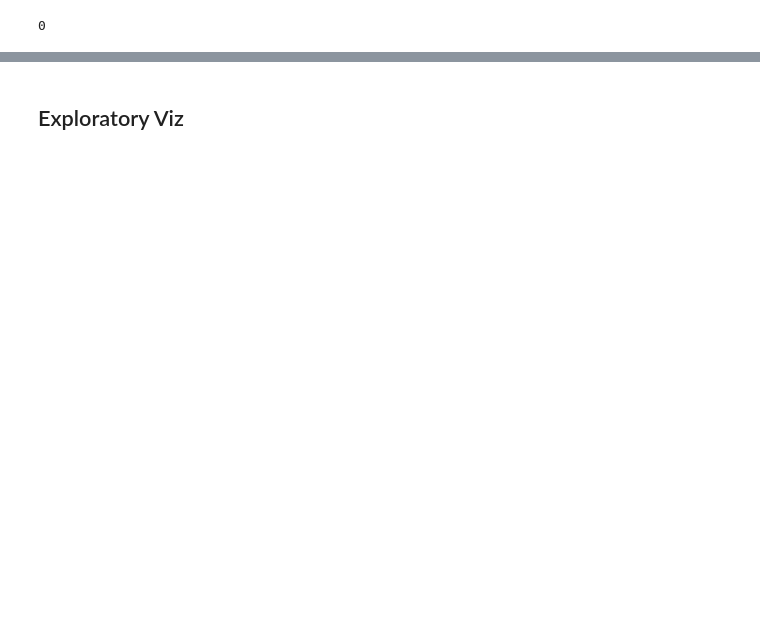
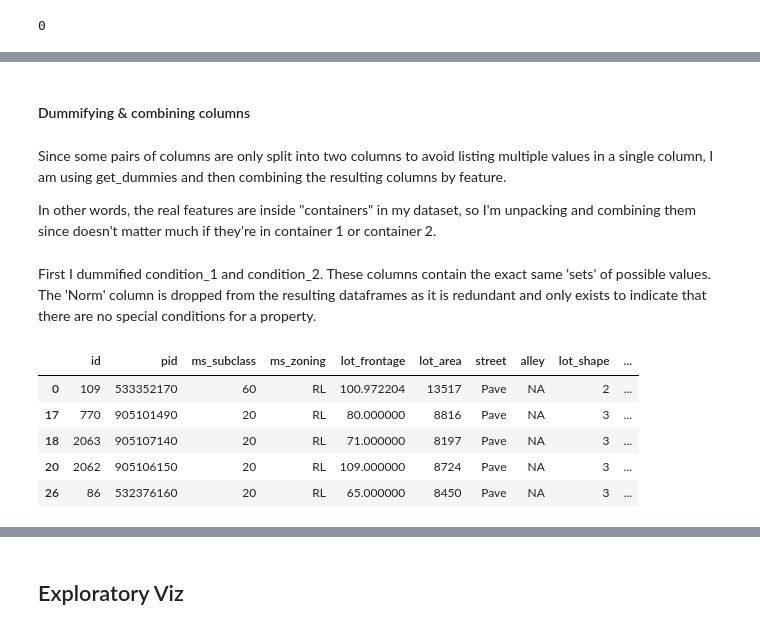
Before and after one commit to rowangayleschaefer/modeling_housing_prices, a Jupyter notebook: code/rowan_project2_cleaning.ipynb, the cells around one changed output, grey strips where cells are left out. Drawn from its saved outputs; the diff is of its cells as text; code cells hidden in the pictures; blank space fills up the shorter version.

```diff
--- a/code/rowan_project2_cleaning.ipynb
+++ b/code/rowan_project2_cleaning.ipynb
@@ -183,3 +231,6 @@ test[test['ms_zoning']=='I'] #  No Industrial
+# %%
+train['total_bath']=(train['half_bath']*0.5)+(train['full_bath'])
+test['total_bath']=(test['half_bath']*0.5)+(test['full_bath'])
 # %% [markdown]
 ## Data Preprocessing
 # %% [markdown]
@@ -295,0 +301,3 @@ test['garage_area'].isna().sum()
+# %%
+train['total_porch_sf']=train['open_porch_sf']+train['enclosed_porch']+train['3ssn_porch']+train['screen_porch']+train['wood_deck_sf']
+test['total_porch_sf']=test['open_porch_sf']+test['enclosed_porch']+test['3ssn_porch']+test['screen_porch']+test['wood_deck_sf']
@@ -296,8 +306,9 @@ test['garage_area'].isna().sum()
 # %%
-train['total_sf']=train['total_bsmt_sf']+train['1st_flr_sf']+train['2nd_flr_sf']+train['wood_deck_sf']+train['open_porch_sf']
-test['total_sf']=test['total_bsmt_sf']+test['1st_flr_sf']+test['2nd_flr_sf']+test['wood_deck_sf']+test['open_porch_sf']
-#train['total_sf'].dropna(inplace=True) #Not working
+train['total_sf']=train['total_bsmt_sf']+train['1st_flr_sf']+train['2nd_flr_sf']+train['total_porch_sf']
+test['total_sf']=test['total_bsmt_sf']+test['1st_flr_sf']+test['2nd_flr_sf']+test['total_porch_sf']
 
-train['total_sf']=train['total_sf'].fillna('hi')
-train = train[train['total_sf']!='hi']
-train['total_sf'].isna().sum()
+train.dropna(inplace=True, subset=['total_sf']) #Not working
+
+# train['total_sf']=train['total_sf'].fillna('hi')
+# train = train[train['total_sf']!='hi']
+# train['total_sf'].isna().sum()
@@ -305,0 +321,10 @@ train['total_sf'].isna().sum()
+# %%
+train['has_pool']=np.where(train['pool_area']>0, 1, 0)
+train['has_garage']=np.where(train['garage_area']>0, 1, 0)
+train['has_basement']=np.where(train['total_bsmt_sf']>0, 1, 0)
+train['has_porch']=np.where(train['total_porch_sf']>0, 1, 0)
+
+test['has_pool']=np.where(test['pool_area']>0, 1, 0)
+test['has_garage']=np.where(test['garage_area']>0, 1, 0)
+test['has_basement']=np.where(test['total_bsmt_sf']>0, 1, 0)
+test['has_porch']=np.where(test['total_porch_sf']>0, 1, 0)
@@ -305,0 +351,29 @@ train['total_sf'].isna().sum()
+# %% [markdown]
+#### Dummifying & combining columns
+# %% [markdown]
+Since some pairs of columns are only split into two columns to avoid listing multiple values in a single column, I am using get_dummies and then combining the resulting columns by feature.
+
+In other words, the real features are inside "containers" in my dataset, so I'm unpacking and combining them since doesn't matter much if they're in container 1 or container 2.
+# %% [markdown]
+First I dummified condition_1 and condition_2. These columns contain the exact same 'sets' of possible values. The 'Norm' column is dropped from the resulting dataframes as it is redundant and only exists to indicate that there are no special conditions for a property.
+# %%
+# Train set
+a = pd.get_dummies(train['condition_1']).drop(columns='Norm').fillna(0)
+b = pd.get_dummies(train['condition_2']).drop(columns='Norm').fillna(0)
+c = a.add(b, fill_value=0)
+train = (pd.merge(left=train, right=c, left_index=True, right_index=True)).drop(columns=['condition_1', 'condition_2'])
+
+# Test set
+a = pd.get_dummies(test['condition_1']).drop(columns='Norm').fillna(0)
+b = pd.get_dummies(test['condition_2']).drop(columns='Norm').fillna(0)
+c = a.add(b, fill_value=0)
+test =(pd.merge(left=test, right=c, left_index=True, right_index=True)).drop(columns=['condition_1', 'condition_2'])
+
+train.head(5)
+# %% [output]
+|  | id | pid | ms_subclass | ms_zoning | lot_frontage | lot_area | street | alley | lot_shape | ... |
+| 0 | 109 | 533352170 | 60 | RL | 100.972204 | 13517 | Pave | NA | 2 | ... |
+| 17 | 770 | 905101490 | 20 | RL | 80.000000 | 8816 | Pave | NA | 3 | ... |
+| 18 | 2063 | 905107140 | 20 | RL | 71.000000 | 8197 | Pave | NA | 3 | ... |
+| 20 | 2062 | 905106150 | 20 | RL | 109.000000 | 8724 | Pave | NA | 3 | ... |
+| 26 | 86 | 532376160 | 20 | RL | 65.000000 | 8450 | Pave | NA | 3 | ... |
```
Also changed, not shown: parts of 83 cells of this notebook, 24 other files.
